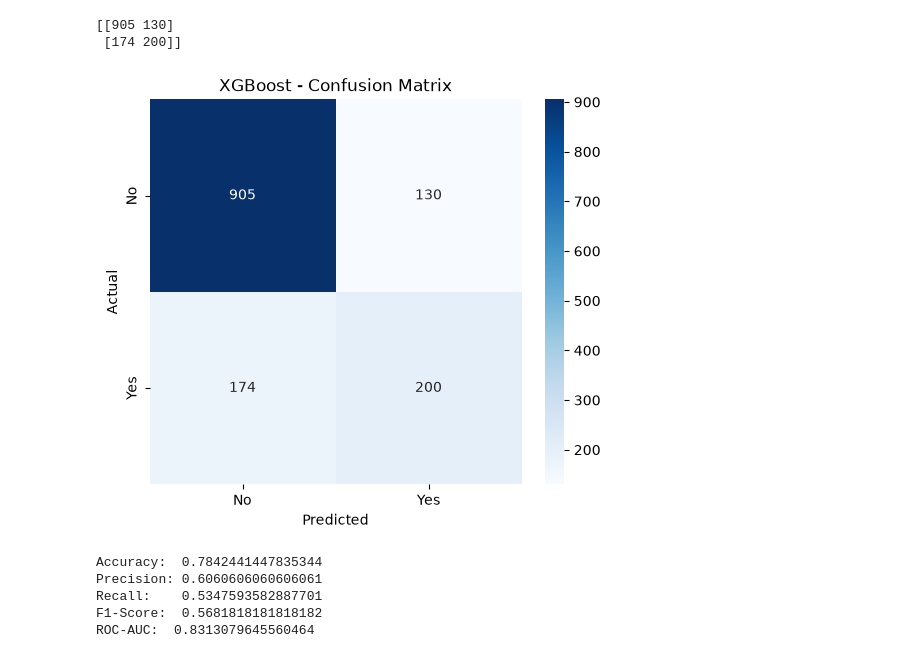
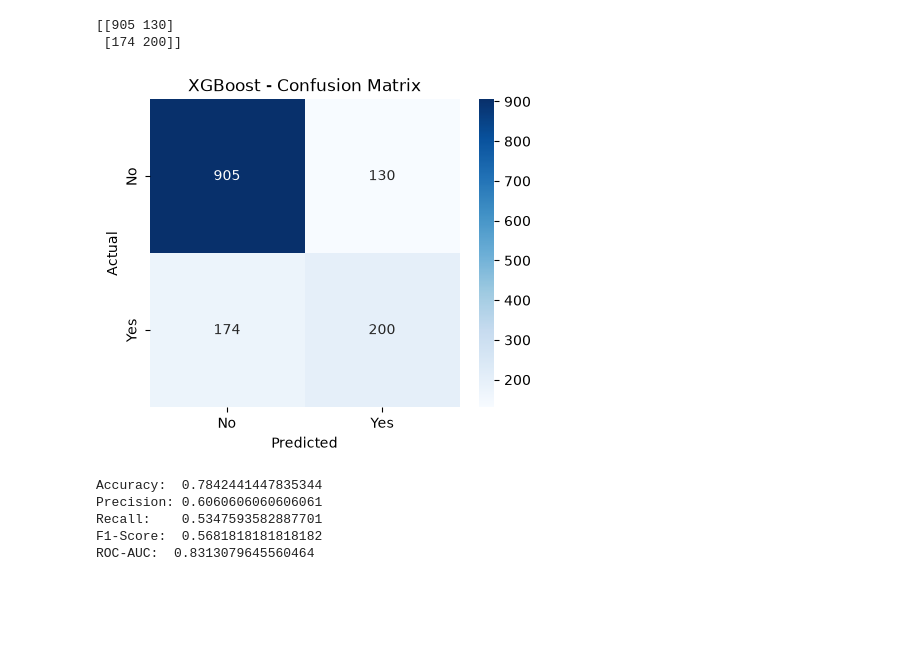
Before and after one commit to ArjunTechie118/Costumer-Churn-Prediction, a Jupyter notebook: notebook/02_model_training.ipynb, the cells around one changed output. Cells and saved outputs as stored; diff of their text form; code cells hidden in the pictures; blank space fills up the shorter version.

```diff
--- a/notebook/02_model_training.ipynb
+++ b/notebook/02_model_training.ipynb
@@ -398,19 +350,19 @@ print(cm_xgb)
 [[905 130]
  [174 200]]
 # %%
-plt.figure(figsize=(6,5))
+plt.figure(figsize=(5,4))
 sns.heatmap(
     cm_xgb,
     annot=True,
     fmt="d",
     cmap="Blues",
     xticklabels=["No", "Yes"],
     yticklabels=["No", "Yes"])
 plt.xlabel("Predicted")
 plt.ylabel("Actual")
 plt.title("XGBoost - Confusion Matrix")
-
+plt.savefig("../images/XGBoost_ConfusionMatrix.png")
 plt.show()
 # %% [output]
-[figure, old version]
+[figure, new version]
 # %%
```
Also changed, not shown: parts of 29 cells of this notebook, 8 other files.
